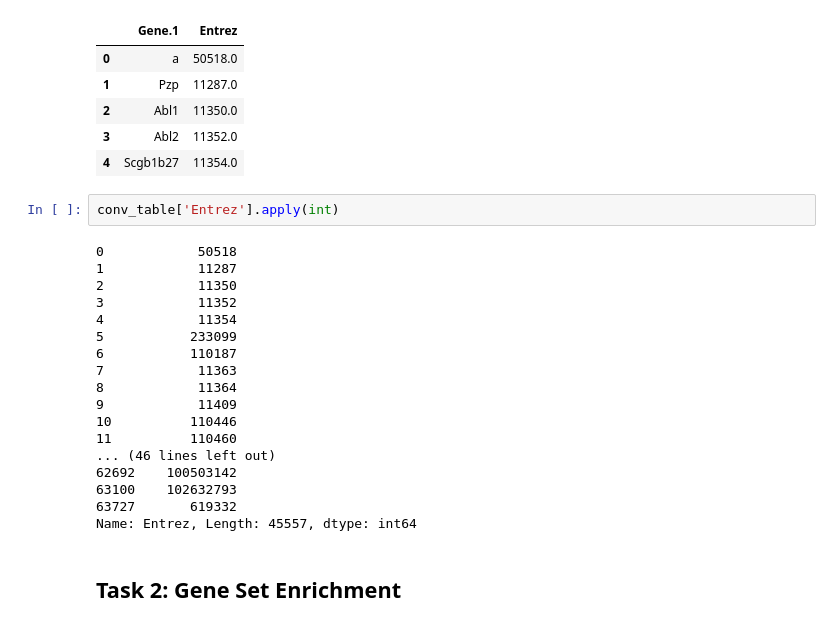
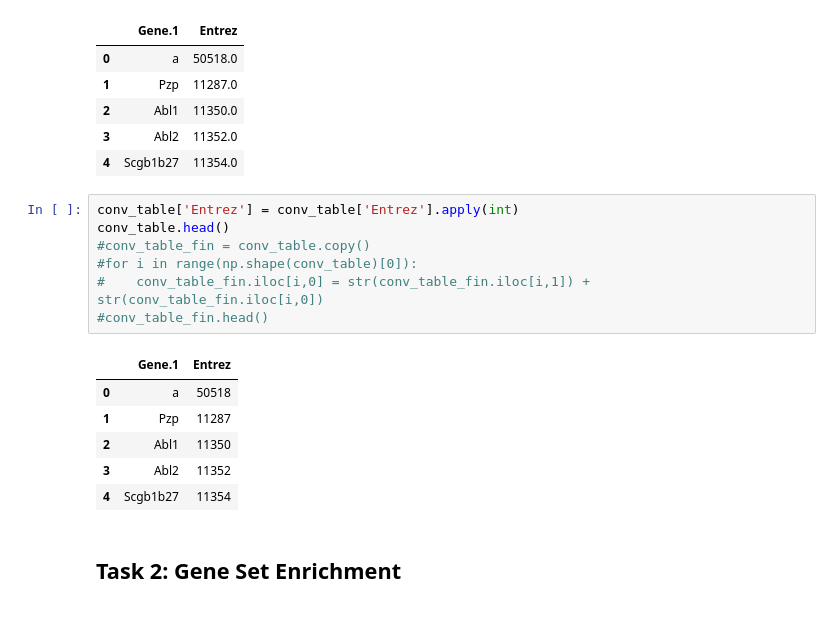
Before and after one commit to Osrip/Integrated_Bioinformatics, a Jupyter notebook: IntegratedBioinformatics/notebooks/Day67_Pathways.ipynb, the cells around one changed output. Cells and saved outputs as stored; diff of their text form.

```diff
--- a/IntegratedBioinformatics/notebooks/Day67_Pathways.ipynb
+++ b/IntegratedBioinformatics/notebooks/Day67_Pathways.ipynb
@@ -236,26 +258,20 @@ conv_table.head()
 | 2 | Abl1 | 11350.0 |
 | 3 | Abl2 | 11352.0 |
 | 4 | Scgb1b27 | 11354.0 |
-# %%
-conv_table['Entrez'].apply(int)
-# %% [output]
-0            50518
-1            11287
-2            11350
-3            11352
-4            11354
-5           233099
-6           110187
-7            11363
-8            11364
-9            11409
-10          110446
-11          110460
-... (46 lines left out)
-62692    100503142
-63100    102632793
-63727       619332
-Name: Entrez, Length: 45557, dtype: int64
+# %%
+conv_table['Entrez'] = conv_table['Entrez'].apply(int)
+conv_table.head()
+#conv_table_fin = conv_table.copy()
+#for i in range(np.shape(conv_table)[0]):
+#    conv_table_fin.iloc[i,0] = str(conv_table_fin.iloc[i,1]) + str(conv_table_fin.iloc[i,0])
+#conv_table_fin.head()
+# %% [output]
+|  | Gene.1 | Entrez |
+| 0 | a | 50518 |
+| 1 | Pzp | 11287 |
+| 2 | Abl1 | 11350 |
+| 3 | Abl2 | 11352 |
+| 4 | Scgb1b27 | 11354 |
 # %% [markdown]
 ## Task 2: Gene Set Enrichment
 # %% [markdown]
```
Also changed, not shown: parts of 6 cells of this notebook, 1 other file.
